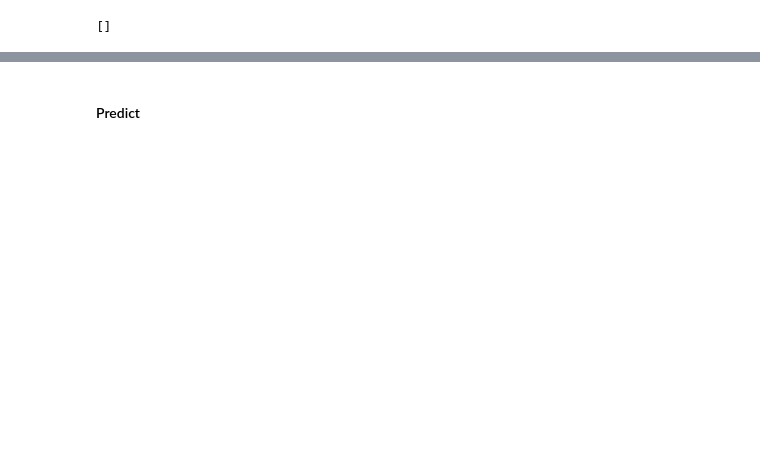
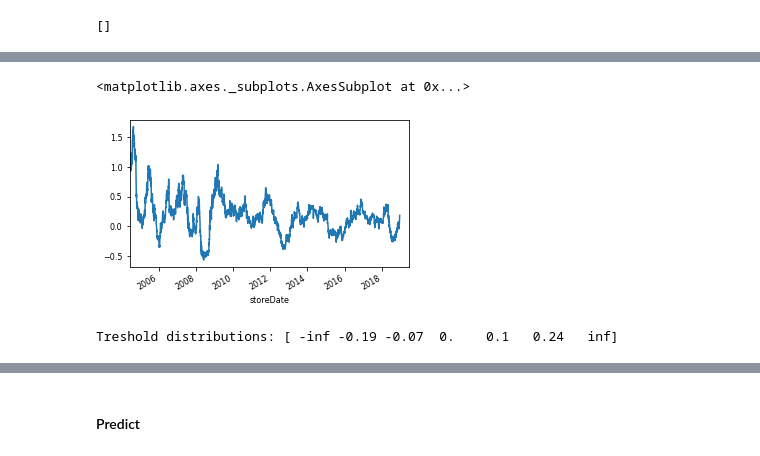
Before and after one commit to webclinic017/inception, a Jupyter notebook: notebooks/backtest_micro.ipynb, the cells around one changed output, grey strips where cells are left out. Saved outputs shown, nothing was run; the diff lists cells and outputs as text; code cells hidden in the pictures; blank space fills up the shorter version.

```diff
--- a/notebooks/backtest_micro.ipynb
+++ b/notebooks/backtest_micro.ipynb
@@ -97,0 +120,10 @@ Universe sectors: 11, industries: 136
+# %%
+# 1 smooth
+tech_ds.fwd_return_df['AAPL'].plot()
+# %% [output]
+<matplotlib.axes._subplots.AxesSubplot at 0x...>
+[figure, added]
+# %%
+cut_range = tech_ds.return_intervals(tresholds=[0.4, 0.75])
+# %% [output]
+Treshold distributions: [ -inf -0.19 -0.07  0.    0.1   0.24   inf]
```
Also changed, not shown: parts of 74 cells of this notebook.
